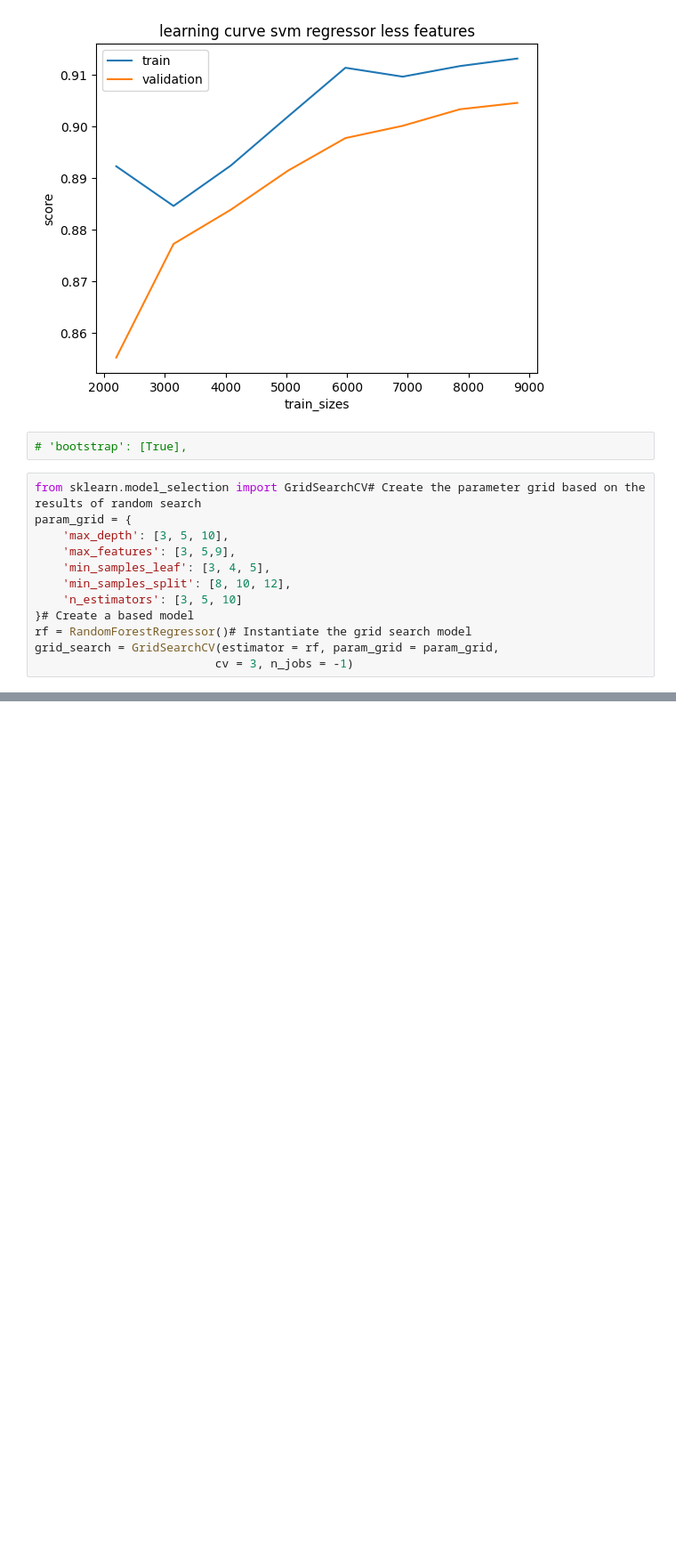
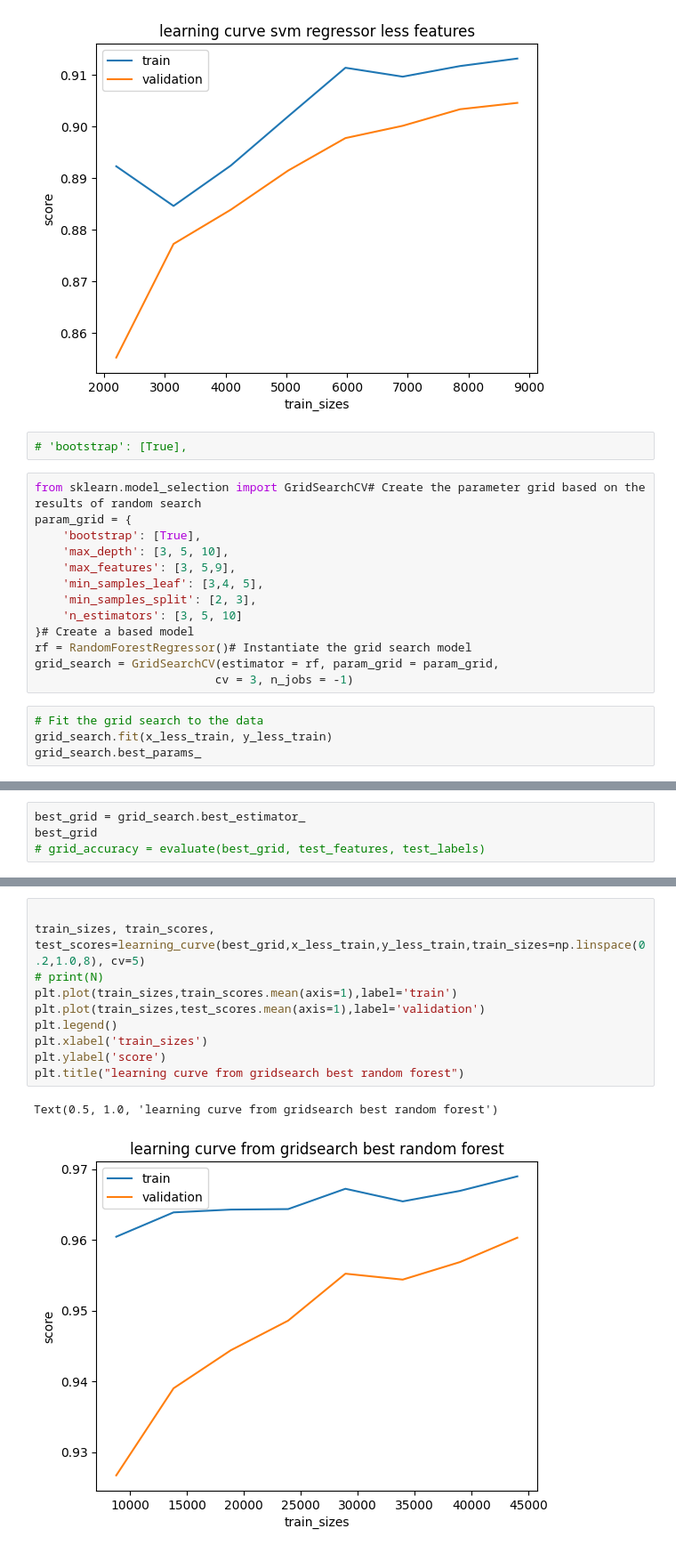
Before and after one commit to foulde/python_project, a Jupyter notebook: model_transcoding_mesurment.ipynb, the cells around one changed output, grey strips where cells are left out. Shown at 89% size. Saved outputs shown, nothing was run; the diff lists cells and outputs as text; blank space fills up the shorter version.

```diff
--- a/model_transcoding_mesurment.ipynb
+++ b/model_transcoding_mesurment.ipynb
@@ -366,12 +366,17 @@ Text(0.5, 1.0, 'learning curve svm regressor less features')
 # %%
 from sklearn.model_selection import GridSearchCV# Create the parameter grid based on the results of random search
 param_grid = {
+    'bootstrap': [True],
     'max_depth': [3, 5, 10],
     'max_features': [3, 5,9],
-    'min_samples_leaf': [3, 4, 5],
-    'min_samples_split': [8, 10, 12],
+    'min_samples_leaf': [3,4, 5],
+    'min_samples_split': [2, 3],
     'n_estimators': [3, 5, 10]
 }# Create a based model
 rf = RandomForestRegressor()# Instantiate the grid search model
 grid_search = GridSearchCV(estimator = rf, param_grid = param_grid,
                           cv = 3, n_jobs = -1)
+# %%
+# Fit the grid search to the data
+grid_search.fit(x_less_train, y_less_train)
+grid_search.best_params_
@@ -377,0 +390,4 @@ grid_search = GridSearchCV(estimator = rf, param_grid = param_grid,
+# %%
+best_grid = grid_search.best_estimator_
+best_grid
+# grid_accuracy = evaluate(best_grid, test_features, test_labels)
@@ -377,0 +397,13 @@ grid_search = GridSearchCV(estimator = rf, param_grid = param_grid,
+# %%
+
+train_sizes, train_scores, test_scores=learning_curve(best_grid,x_less_train,y_less_train,train_sizes=np.linspace(0.2,1.0,8), cv=5)
+# print(N)
+plt.plot(train_sizes,train_scores.mean(axis=1),label='train')
+plt.plot(train_sizes,test_scores.mean(axis=1),label='validation')
+plt.legend()
+plt.xlabel('train_sizes')
+plt.ylabel('score')
+plt.title("learning curve from gridsearch best random forest")
+# %% [output]
+Text(0.5, 1.0, 'learning curve from gridsearch best random forest')
+[figure, added]
```
Also changed, not shown: parts of 9 cells of this notebook.
